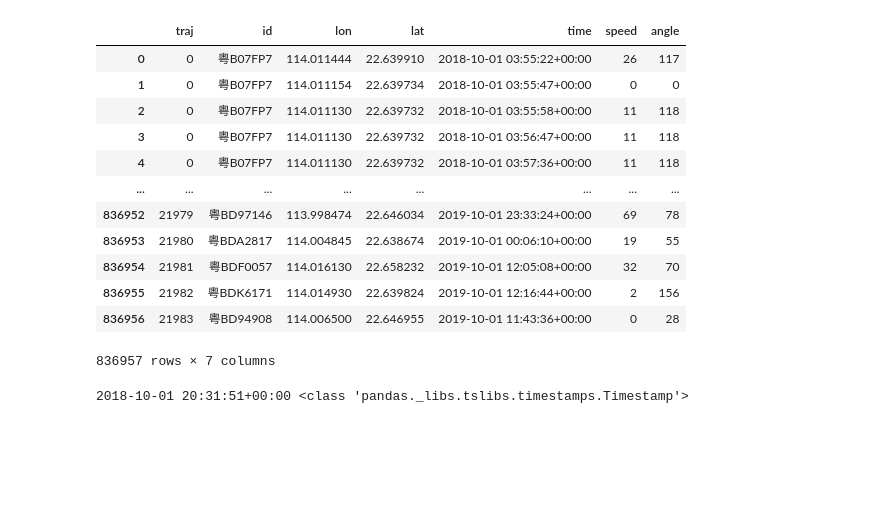
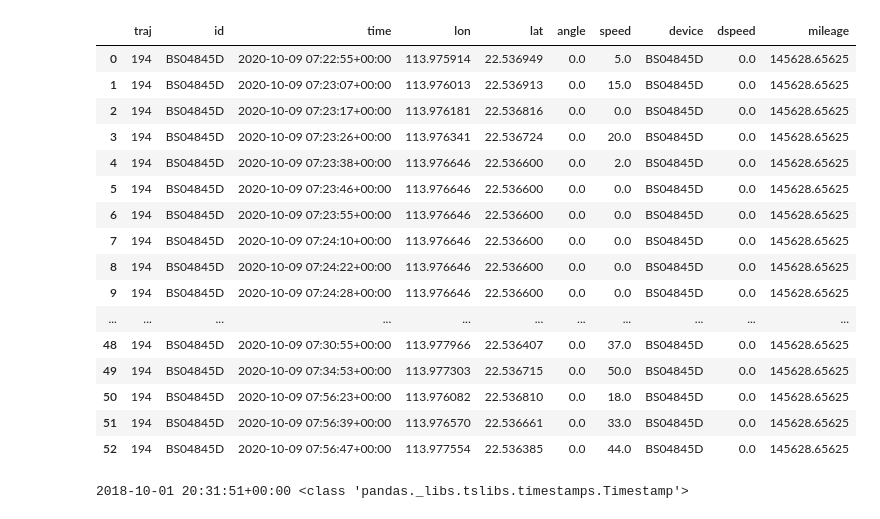
Before and after one commit to iwcyou/kharita, a Jupyter notebook: test.ipynb, the cells around one changed output. Saved outputs shown, nothing was run; the diff lists cells and outputs as text; code cells hidden in the pictures; blank space fills up the shorter version.

Commit message:
try bus GPS data

```diff
--- a/test.ipynb
+++ b/test.ipynb
@@ -1,24 +1,30 @@
 # %%
 import pickle
 import pandas as pd
-with open("data/dataset_sz_4096size/0_10_gps.pkl", "rb") as f:
+FILE_PATH = "data/dataset_sz/24_36_gps.pkl"
+
+with open(FILE_PATH, "rb") as f:
     data1 = pickle.load(f)
 data1
 # data1.to_csv("data/dataset_bj_time/1_55_gps.csv", index=False)
 # %% [output]
-|  | traj | id | lon | lat | time | speed | angle |
-| 0 | 0 | 粤B07FP7 | 114.011444 | 22.639910 | 2018-10-01 03:55:22+00:00 | 26 | 117 |
-| 1 | 0 | 粤B07FP7 | 114.011154 | 22.639734 | 2018-10-01 03:55:47+00:00 | 0 | 0 |
-| 2 | 0 | 粤B07FP7 | 114.011130 | 22.639732 | 2018-10-01 03:55:58+00:00 | 11 | 118 |
-| 3 | 0 | 粤B07FP7 | 114.011130 | 22.639732 | 2018-10-01 03:56:47+00:00 | 11 | 118 |
-| 4 | 0 | 粤B07FP7 | 114.011130 | 22.639732 | 2018-10-01 03:57:36+00:00 | 11 | 118 |
-| ... | ... | ... | ... | ... | ... | ... | ... |
-| 836952 | 21979 | 粤BD97146 | 113.998474 | 22.646034 | 2019-10-01 23:33:24+00:00 | 69 | 78 |
-| 836953 | 21980 | 粤BDA2817 | 114.004845 | 22.638674 | 2019-10-01 00:06:10+00:00 | 19 | 55 |
-| 836954 | 21981 | 粤BDF0057 | 114.016130 | 22.658232 | 2019-10-01 12:05:08+00:00 | 32 | 70 |
-| 836955 | 21982 | 粤BDK6171 | 114.014930 | 22.639824 | 2019-10-01 12:16:44+00:00 | 2 | 156 |
-| 836956 | 21983 | 粤BD94908 | 114.006500 | 22.646955 | 2019-10-01 11:43:36+00:00 | 0 | 28 |
+|  | traj | id | time | lon | lat | angle | speed | device | dspeed | mileage |
+| 0 | 194 | BS04845D | 2020-10-09 07:22:55+00:00 | 113.975914 | 22.536949 | 0.0 | 5.0 | BS04845D | 0.0 | 145628.65625 |
+| 1 | 194 | BS04845D | 2020-10-09 07:23:07+00:00 | 113.976013 | 22.536913 | 0.0 | 15.0 | BS04845D | 0.0 | 145628.65625 |
+| 2 | 194 | BS04845D | 2020-10-09 07:23:17+00:00 | 113.976181 | 22.536816 | 0.0 | 0.0 | BS04845D | 0.0 | 145628.65625 |
+| 3 | 194 | BS04845D | 2020-10-09 07:23:26+00:00 | 113.976341 | 22.536724 | 0.0 | 20.0 | BS04845D | 0.0 | 145628.65625 |
+| 4 | 194 | BS04845D | 2020-10-09 07:23:38+00:00 | 113.976646 | 22.536600 | 0.0 | 2.0 | BS04845D | 0.0 | 145628.65625 |
+| 5 | 194 | BS04845D | 2020-10-09 07:23:46+00:00 | 113.976646 | 22.536600 | 0.0 | 0.0 | BS04845D | 0.0 | 145628.65625 |
+| 6 | 194 | BS04845D | 2020-10-09 07:23:55+00:00 | 113.976646 | 22.536600 | 0.0 | 0.0 | BS04845D | 0.0 | 145628.65625 |
+| 7 | 194 | BS04845D | 2020-10-09 07:24:10+00:00 | 113.976646 | 22.536600 | 0.0 | 0.0 | BS04845D | 0.0 | 145628.65625 |
+| 8 | 194 | BS04845D | 2020-10-09 07:24:22+00:00 | 113.976646 | 22.536600 | 0.0 | 0.0 | BS04845D | 0.0 | 145628.65625 |
+| 9 | 194 | BS04845D | 2020-10-09 07:24:28+00:00 | 113.976646 | 22.536600 | 0.0 | 0.0 | BS04845D | 0.0 | 145628.65625 |
+| ... | ... | ... | ... | ... | ... | ... | ... | ... | ... | ... |
+| 48 | 194 | BS04845D | 2020-10-09 07:30:55+00:00 | 113.977966 | 22.536407 | 0.0 | 37.0 | BS04845D | 0.0 | 145628.65625 |
+| 49 | 194 | BS04845D | 2020-10-09 07:34:53+00:00 | 113.977303 | 22.536715 | 0.0 | 50.0 | BS04845D | 0.0 | 145628.65625 |
+| 50 | 194 | BS04845D | 2020-10-09 07:56:23+00:00 | 113.976082 | 22.536810 | 0.0 | 18.0 | BS04845D | 0.0 | 145628.65625 |
+| 51 | 194 | BS04845D | 2020-10-09 07:56:39+00:00 | 113.976570 | 22.536661 | 0.0 | 33.0 | BS04845D | 0.0 | 145628.65625 |
+| 52 | 194 | BS04845D | 2020-10-09 07:56:47+00:00 | 113.977554 | 22.536385 | 0.0 | 44.0 | BS04845D | 0.0 | 145628.65625 |
-836957 rows × 7 columns
 # %%
 a = data1.iloc[0]['time']
 print(a, type(a))
```
Also changed, not shown: 4 other files.
